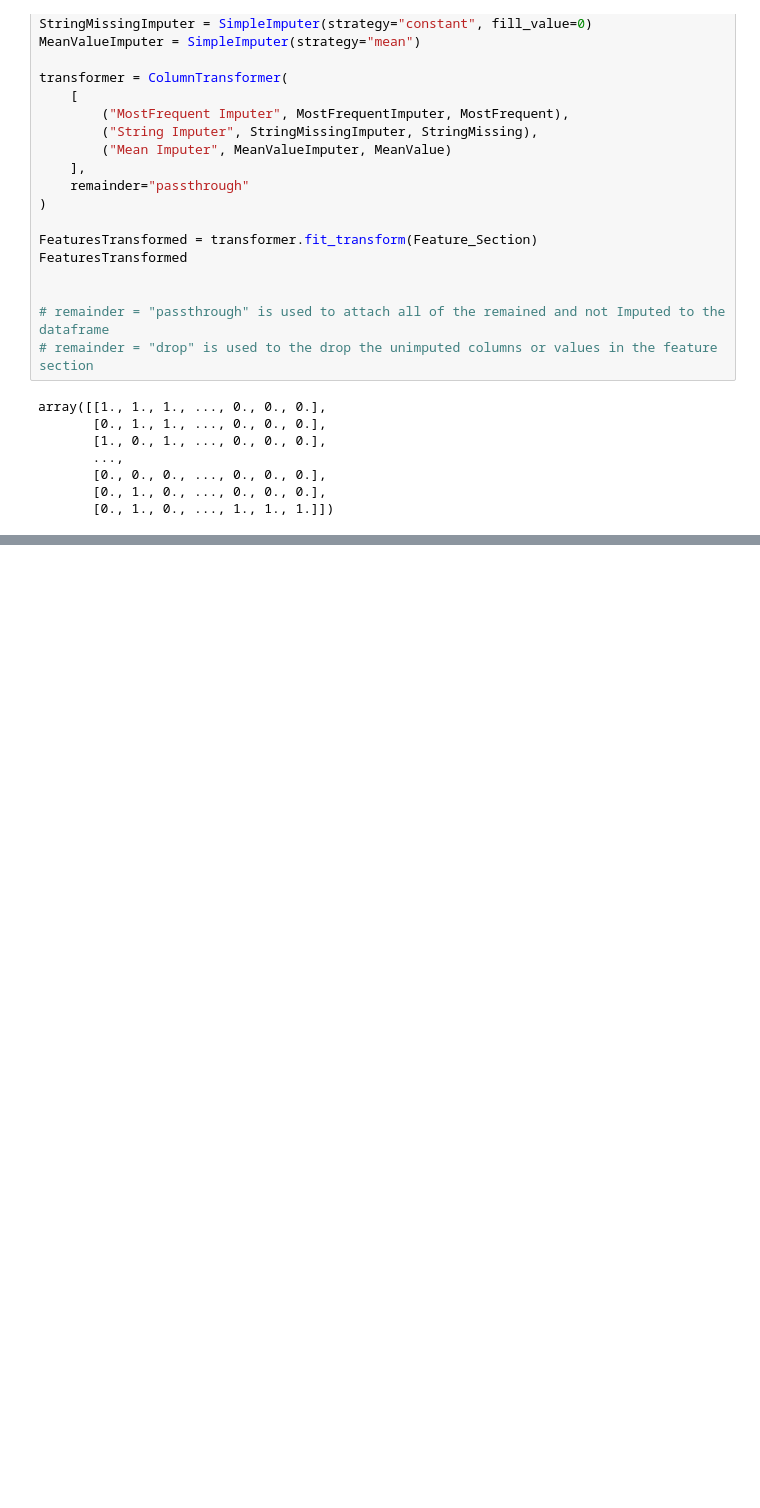
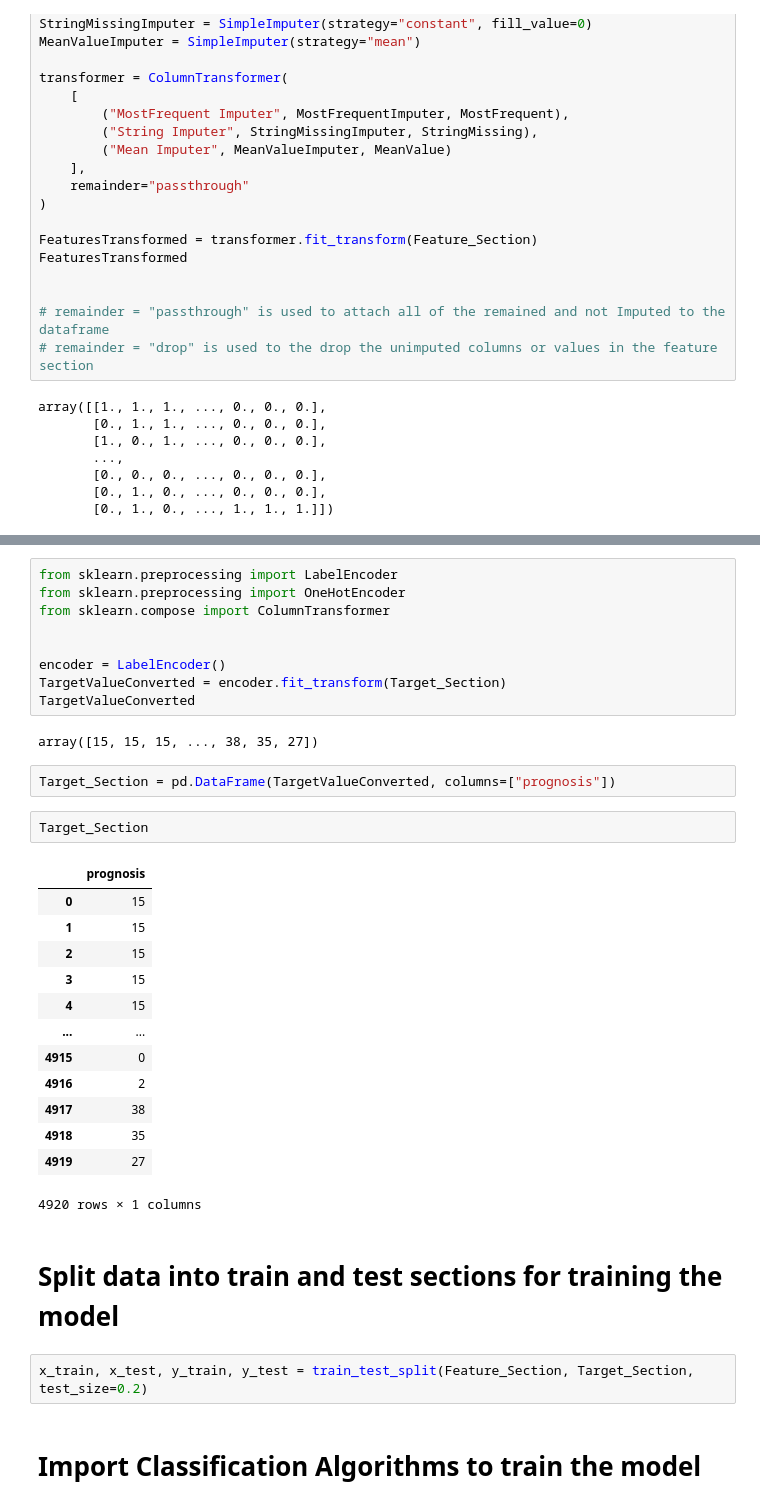
Before and after one commit to rezakharamani/DiseasePredictionClassification, a Jupyter notebook: DiseasePrediction.ipynb, the cells around one changed output, grey strips where cells are left out. Drawn from its saved outputs; the diff is of its cells as text; blank space fills up the shorter version.

```diff
--- a/DiseasePrediction.ipynb
+++ b/DiseasePrediction.ipynb
@@ -191,0 +226,35 @@ array([[1., 1., 1., ..., 0., 0., 0.],
+# %%
+from sklearn.preprocessing import LabelEncoder
+from sklearn.preprocessing import OneHotEncoder
+from sklearn.compose import ColumnTransformer
+
+
+encoder = LabelEncoder()
+TargetValueConverted = encoder.fit_transform(Target_Section)
+TargetValueConverted
+# %% [output]
+array([15, 15, 15, ..., 38, 35, 27])
+# %%
+Target_Section = pd.DataFrame(TargetValueConverted, columns=["prognosis"])
+# %%
+Target_Section
+# %% [output]
+|  | prognosis |
+| 0 | 15 |
+| 1 | 15 |
+| 2 | 15 |
+| 3 | 15 |
+| 4 | 15 |
+| ... | ... |
+| 4915 | 0 |
+| 4916 | 2 |
+| 4917 | 38 |
+| 4918 | 35 |
+| 4919 | 27 |
+4920 rows × 1 columns
+# %% [markdown]
+# Split data into train and test sections for training the model
+# %%
+x_train, x_test, y_train, y_test = train_test_split(Feature_Section, Target_Section, test_size=0.2)
+# %% [markdown]
+# Import Classification Algorithms to train the model
```
Also changed, not shown: parts of 6 cells of this notebook.
